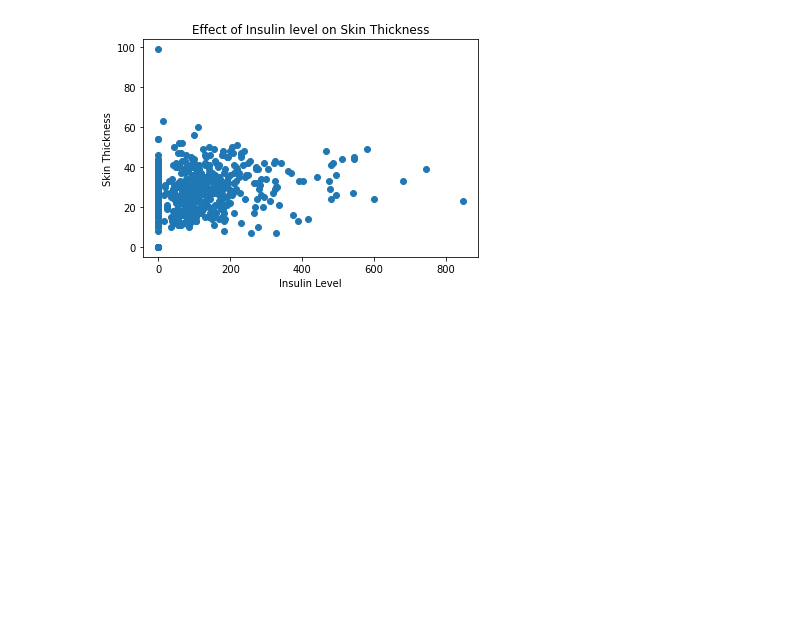
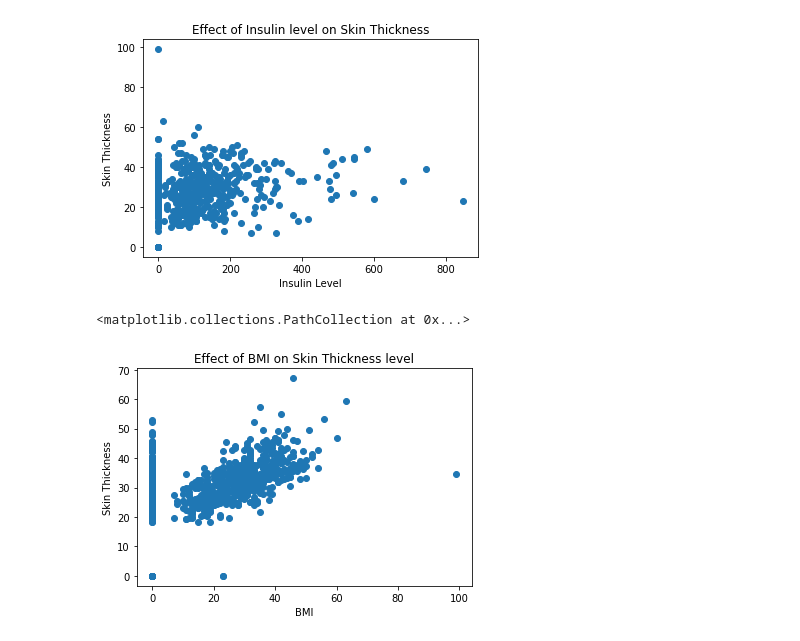
Before and after one commit to ArmanHussainDS/Diabetes, a Jupyter notebook: Diabetes Case Study.ipynb, the cells around one changed output. Cells and saved outputs as stored; diff of their text form; code cells hidden in the pictures; blank space fills up the shorter version.

Commit message:
Graph 3

```diff
--- a/Diabetes.ipynb
+++ b/Diabetes Case Study.ipynb
@@ -175,3 +175,17 @@ plt.scatter(x1,y1)
 # %% [output]
 <matplotlib.collections.PathCollection at 0x...>
 [figure]
+# %%
+#We will show how level of BMI effects skin thickness
+
+x2 = diabetes['SkinThickness']
+y2 = diabetes['BMI']
+
+plt.xlabel('BMI')
+plt.ylabel('Skin Thickness')
+plt.title('Effect of BMI on Skin Thickness level')
+
+plt.scatter(x2,y2)
+# %% [output]
+<matplotlib.collections.PathCollection at 0x...>
+[figure, added]
```
